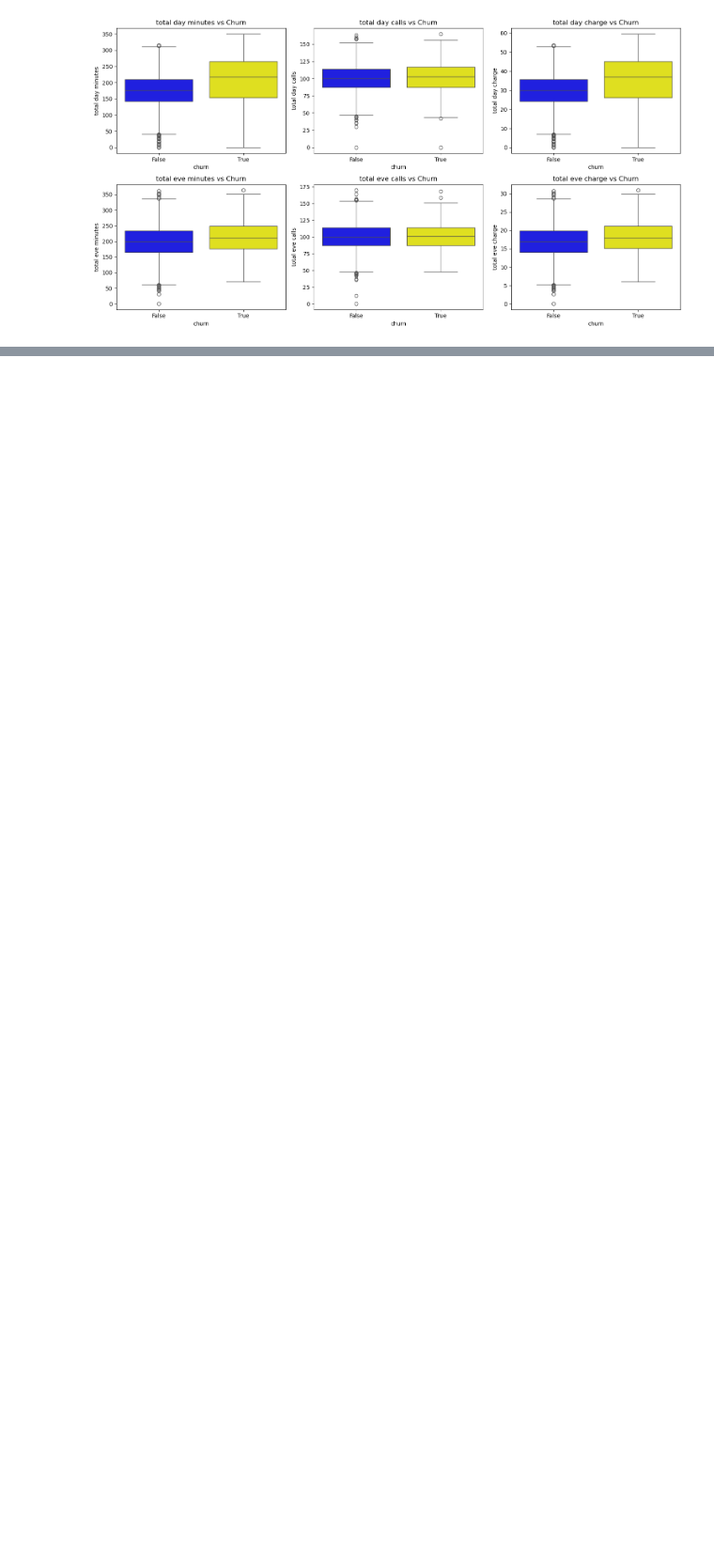
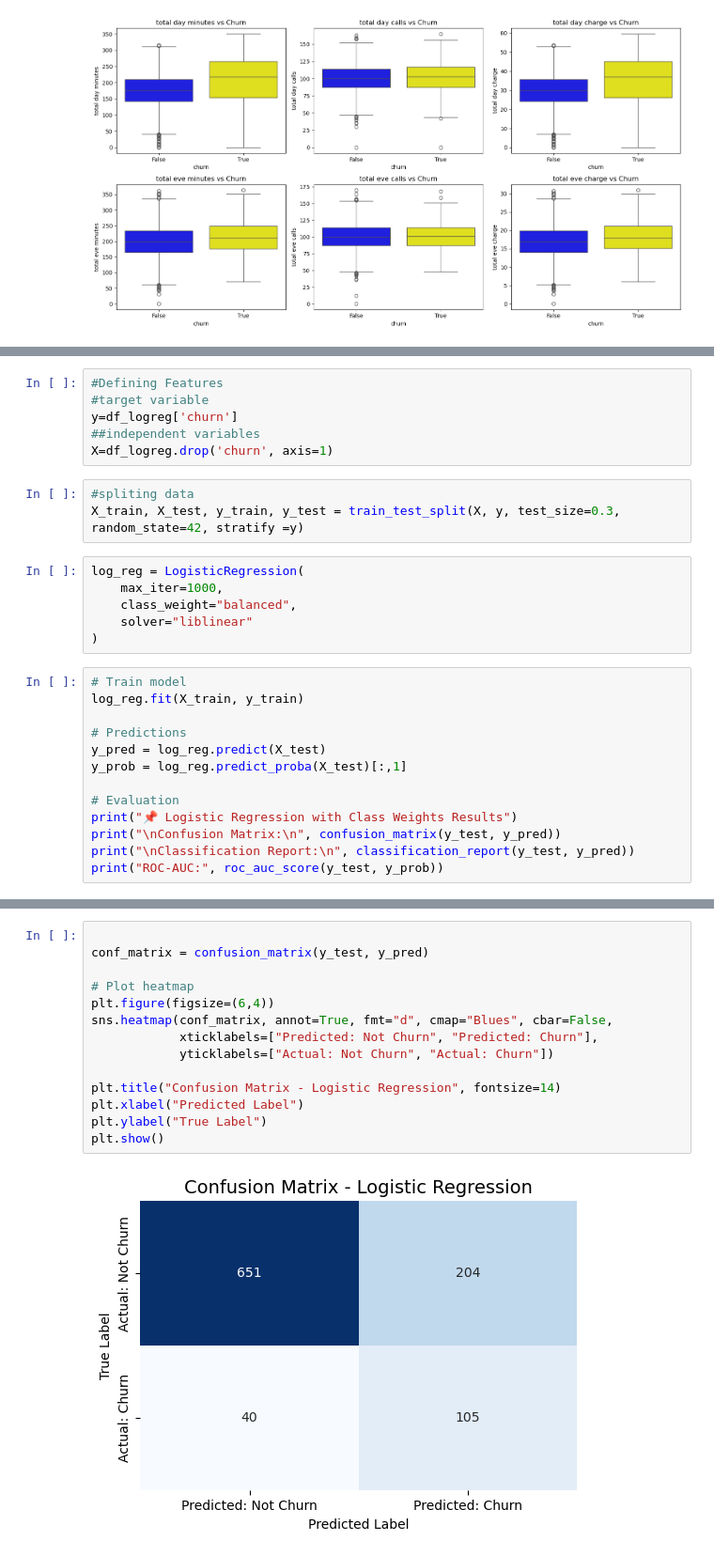
Before and after one commit to Kiplagat8/dsft13hybrid_phase3_project_group4, a Jupyter notebook: index.ipynb, the cells around one changed output, grey strips where cells are left out. Shown at 94% size. Cells and saved outputs as stored; diff of their text form; blank space fills up the shorter version.

```diff
--- a/index.ipynb
+++ b/index.ipynb
@@ -239,0 +279,28 @@ plt.show()
+# %%
+#Defining Features
+#target variable
+y=df_logreg['churn']
+##independent variables
+X=df_logreg.drop('churn', axis=1)
+# %%
+#spliting data
+X_train, X_test, y_train, y_test = train_test_split(X, y, test_size=0.3, random_state=42, stratify =y)
+# %%
+log_reg = LogisticRegression(
+    max_iter=1000,
+    class_weight="balanced",
+    solver="liblinear"
+)
+# %%
+# Train model
+log_reg.fit(X_train, y_train)
+
+# Predictions
+y_pred = log_reg.predict(X_test)
+y_prob = log_reg.predict_proba(X_test)[:,1]
+
+# Evaluation
+print("📌 Logistic Regression with Class Weights Results")
+print("\nConfusion Matrix:\n", confusion_matrix(y_test, y_pred))
+print("\nClassification Report:\n", classification_report(y_test, y_pred))
+print("ROC-AUC:", roc_auc_score(y_test, y_prob))
@@ -239,0 +325,16 @@ plt.show()
+# %%
+
+conf_matrix = confusion_matrix(y_test, y_pred)
+
+# Plot heatmap
+plt.figure(figsize=(6,4))
+sns.heatmap(conf_matrix, annot=True, fmt="d", cmap="Blues", cbar=False,
+            xticklabels=["Predicted: Not Churn", "Predicted: Churn"],
+            yticklabels=["Actual: Not Churn", "Actual: Churn"])
+
+plt.title("Confusion Matrix - Logistic Regression", fontsize=14)
+plt.xlabel("Predicted Label")
+plt.ylabel("True Label")
+plt.show()
+# %% [output]
+[figure, added]
```
Also changed, not shown: parts of 13 cells of this notebook.
